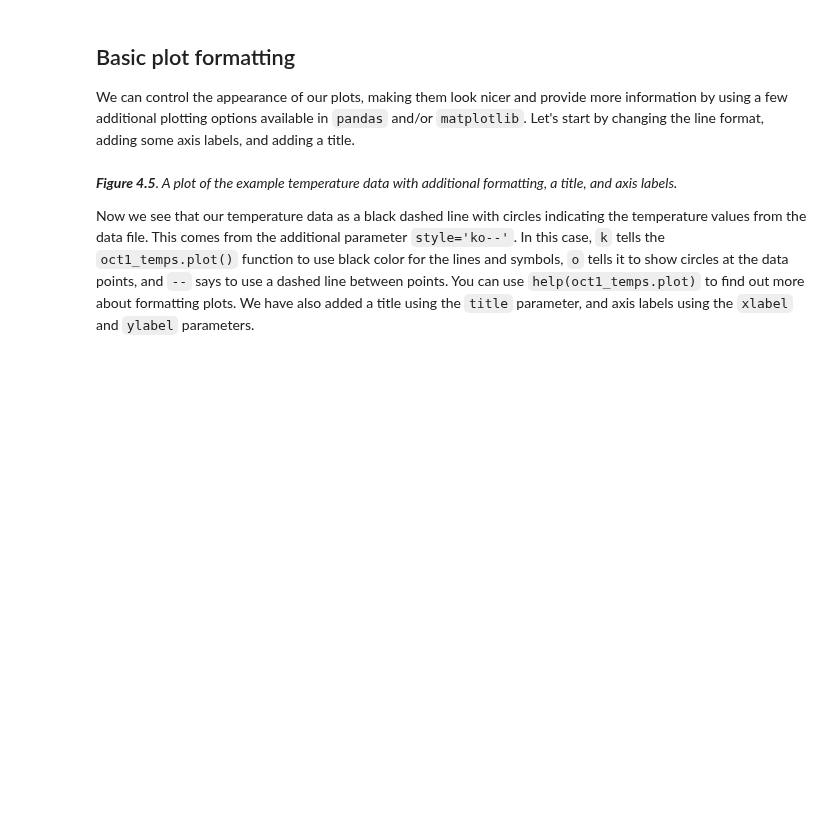
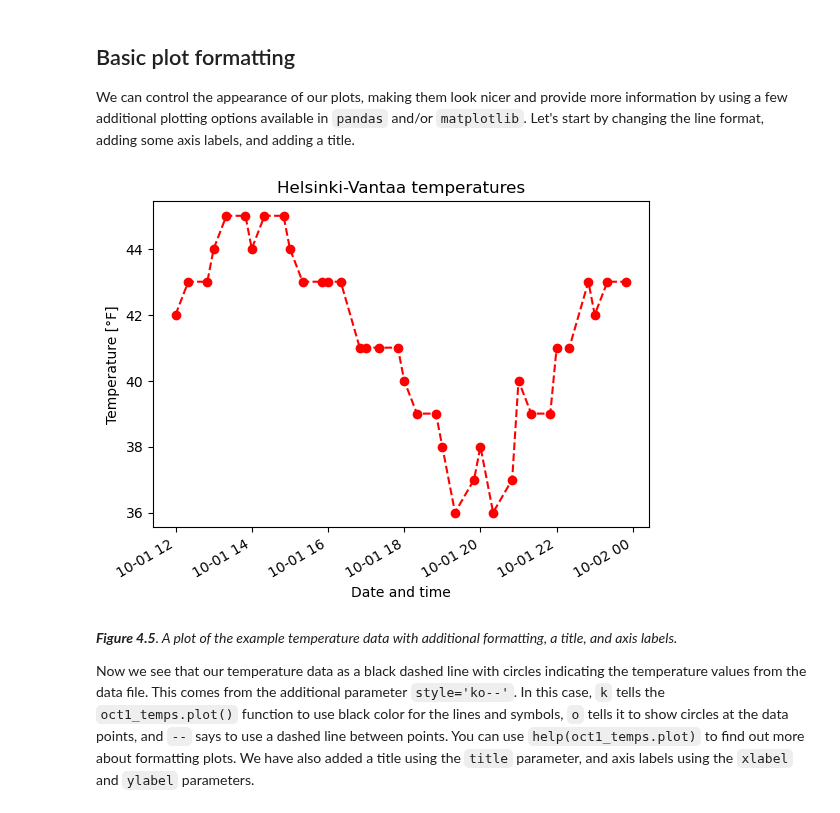
Before and after one commit to heattard/geo-python-student-notebooks, a Jupyter notebook: L7/basic-plotting-filled.ipynb, the cells around one changed output. Drawn from its saved outputs; the diff is of its cells as text; code cells hidden in the pictures; blank space fills up the shorter version.

```diff
--- a/L7/basic-plotting-filled.ipynb
+++ b/L7/basic-plotting-filled.ipynb
@@ -93,6 +93,15 @@ So, what did we change this time?
 We can control the appearance of our plots, making them look nicer and provide more information by using a few additional plotting options available in `pandas` and/or `matplotlib`. Let's start by changing the line format, adding some axis labels, and adding a title.
 # %%
 # Change line and symbol format, and add axis labels/title
+# Change line and symbol format, and add axis labels/title
+ax = oct1_temps.plot(
+    style="ro--",
+    title="Helsinki-Vantaa temperatures",
+    xlabel="Date and time",
+    ylabel="Temperature [°F]",
+)
+# %% [output]
+[figure, added]
 # %% [markdown]
 _**Figure 4.5**. A plot of the example temperature data with additional formatting, a title, and axis labels._
 
```
